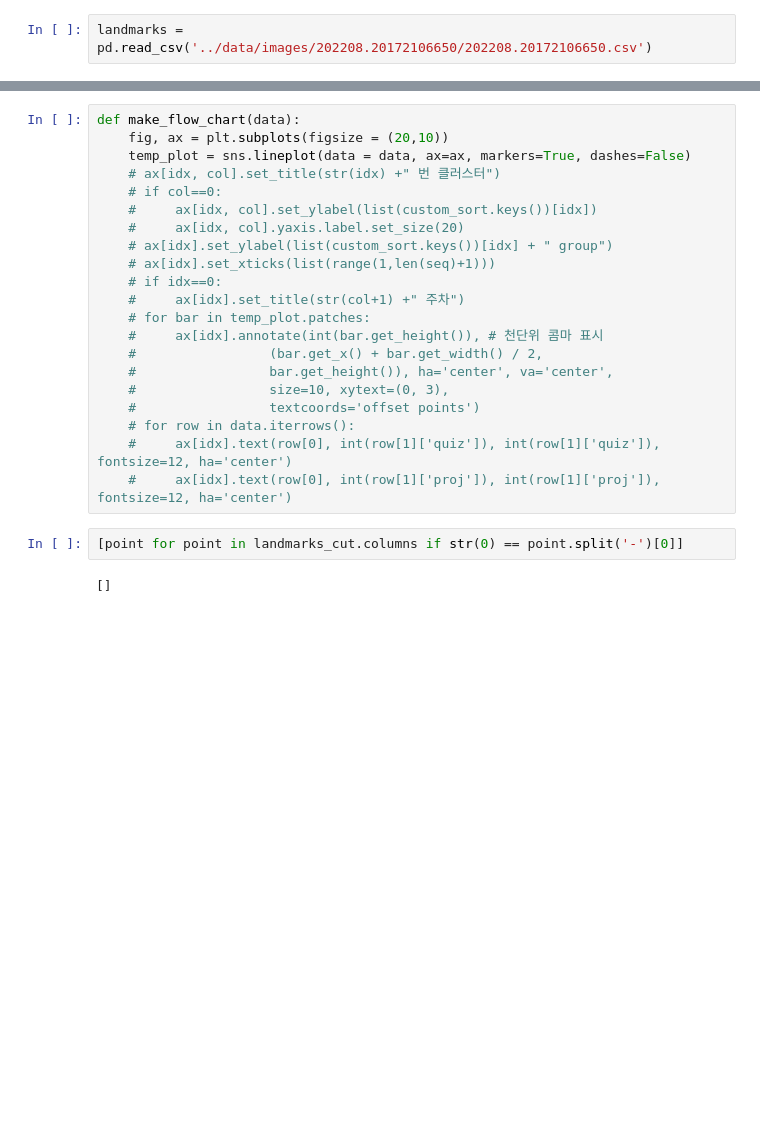
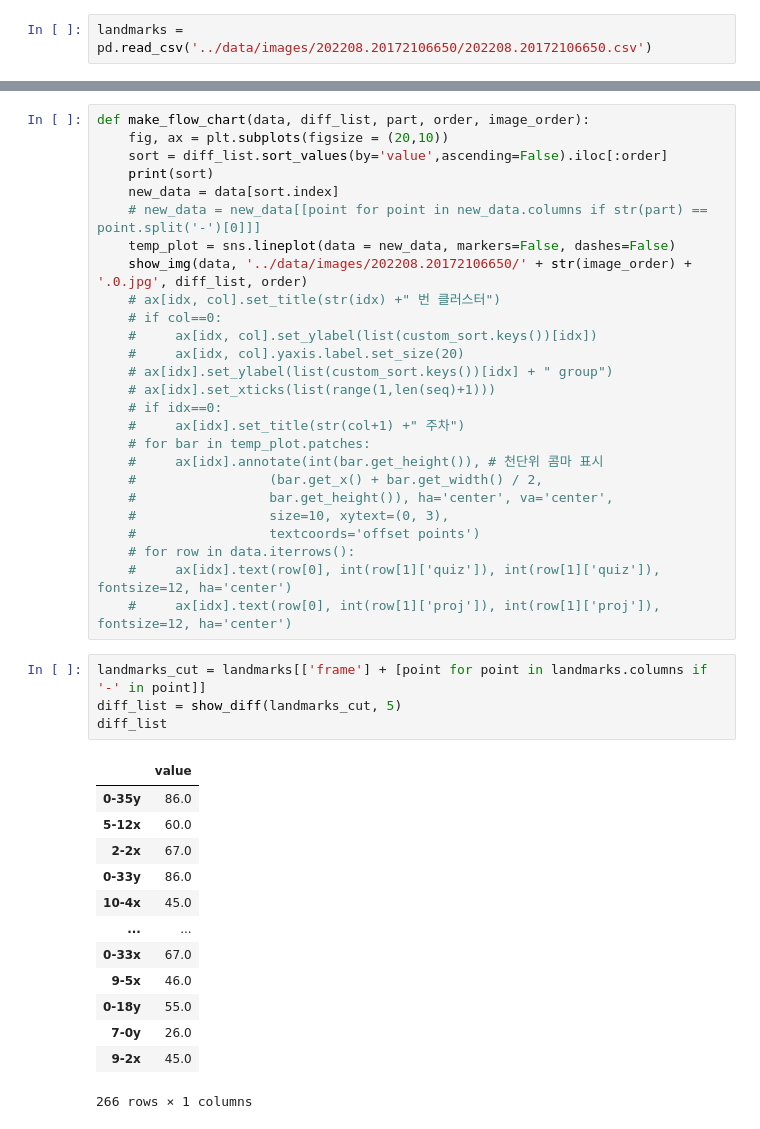
Before and after one commit to minimini-1/Facial-Expression-Recognition, a Jupyter notebook: modeling/feature_change.ipynb, the cells around one changed output, grey strips where cells are left out. Drawn from its saved outputs; the diff is of its cells as text; blank space fills up the shorter version.

```diff
--- a/modeling/feature_change.ipynb
+++ b/modeling/feature_change.ipynb
@@ -20,7 +66,12 @@ landmarks = pd.read_csv('../data/images/202208.20172106650/202208.20172106650.cs
 # %%
-def make_flow_chart(data):
+def make_flow_chart(data, diff_list, part, order, image_order):
     fig, ax = plt.subplots(figsize = (20,10))
-    temp_plot = sns.lineplot(data = data, ax=ax, markers=True, dashes=False)
+    sort = diff_list.sort_values(by='value',ascending=False).iloc[:order]
+    print(sort)
+    new_data = data[sort.index]
+    # new_data = new_data[[point for point in new_data.columns if str(part) == point.split('-')[0]]]
+    temp_plot = sns.lineplot(data = new_data, markers=False, dashes=False)
+    show_img(data, '../data/images/202208.20172106650/' + str(image_order) + '.0.jpg', diff_list, order)
     # ax[idx, col].set_title(str(idx) +" 번 클러스터")
     # if col==0:
     #     ax[idx, col].set_ylabel(list(custom_sort.keys())[idx])
@@ -39,6 +90,20 @@ def make_flow_chart(data):
     #     ax[idx].text(row[0], int(row[1]['quiz']), int(row[1]['quiz']), fontsize=12, ha='center')
     #     ax[idx].text(row[0], int(row[1]['proj']), int(row[1]['proj']), fontsize=12, ha='center')
 # %%
-[point for point in landmarks_cut.columns if str(0) == point.split('-')[0]]
+landmarks_cut = landmarks[['frame'] + [point for point in landmarks.columns if '-' in point]]
+diff_list = show_diff(landmarks_cut, 5)
+diff_list
 # %% [output]
+|  | value |
+| 0-35y | 86.0 |
+| 5-12x | 60.0 |
+| 2-2x | 67.0 |
+| 0-33y | 86.0 |
+| 10-4x | 45.0 |
+| ... | ... |
+| 0-33x | 67.0 |
+| 9-5x | 46.0 |
+| 0-18y | 55.0 |
+| 7-0y | 26.0 |
+| 9-2x | 45.0 |
-[]
+266 rows × 1 columns
```
Also changed, not shown: parts of 6 cells of this notebook, 1 other file.
